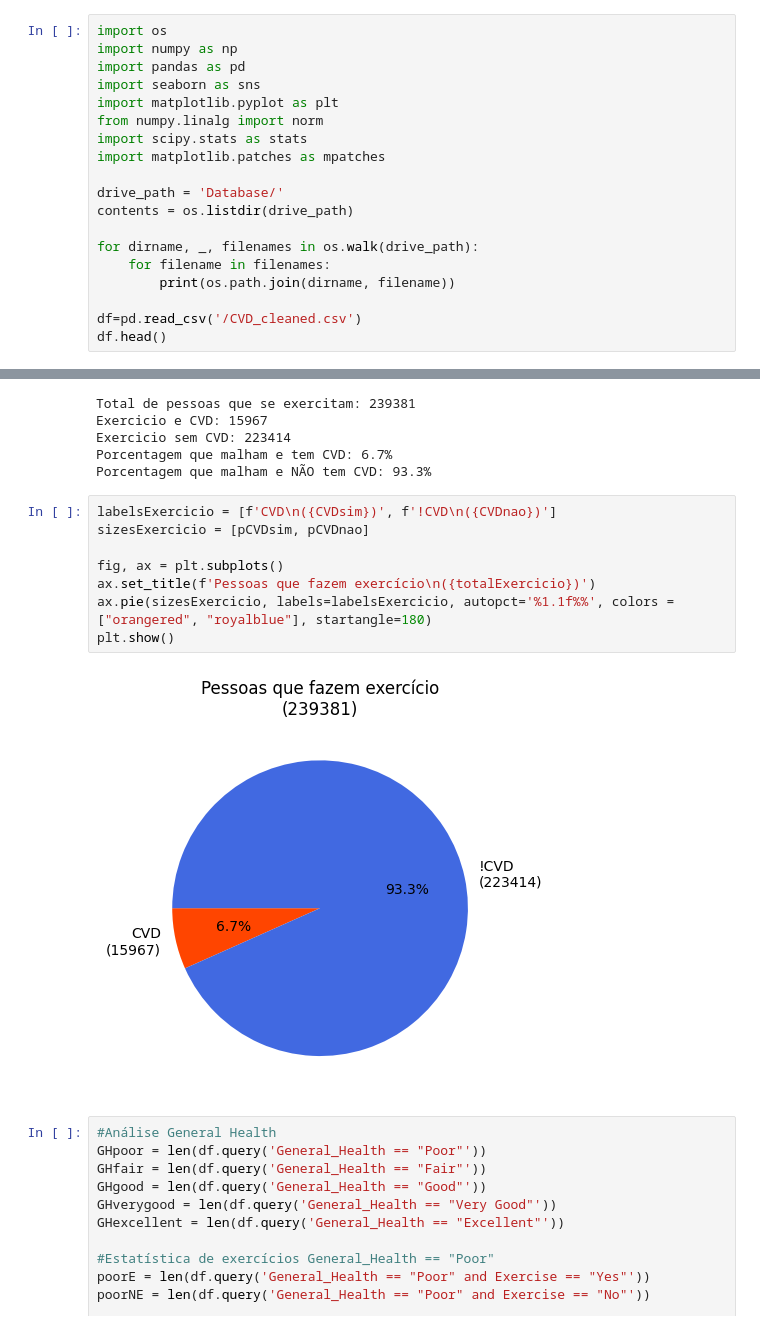
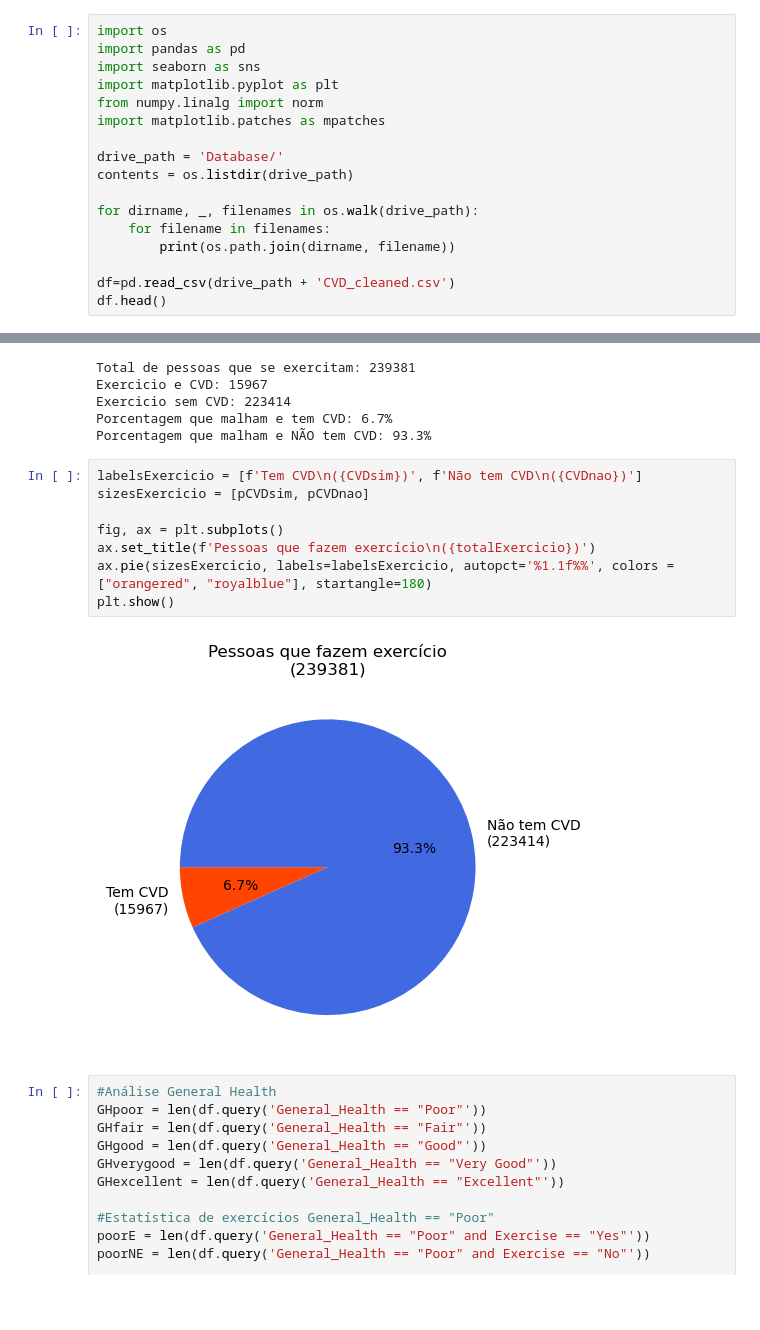
Before and after one commit to PDTCCLF/INF1032, a Jupyter notebook: INF1032_G1.ipynb, the cells around one changed output, grey strips where cells are left out. Drawn from its saved outputs; the diff is of its cells as text; blank space fills up the shorter version.

Commit message:
mudando labels e cores

```diff
--- a/INF1032_G1.ipynb
+++ b/INF1032_G1.ipynb
@@ -2,12 +2,10 @@
 <a href="https://colab.research.google.com/github/PDTCCLF/INF1032/blob/main/INF1032_G1.ipynb" target="_parent"><img src="https://colab.research.google.com/assets/colab-badge.svg" alt="Open In Colab"/></a>
 # %%
 import os
-import numpy as np
 import pandas as pd
 import seaborn as sns
 import matplotlib.pyplot as plt
 from numpy.linalg import norm
-import scipy.stats as stats
 import matplotlib.patches as mpatches
 
 drive_path = 'Database/'
@@ -17,6 +15,6 @@ for dirname, _, filenames in os.walk(drive_path):
     for filename in filenames:
         print(os.path.join(dirname, filename))
 
-df=pd.read_csv('/CVD_cleaned.csv')
+df=pd.read_csv(drive_path + 'CVD_cleaned.csv')
 df.head()
 # %% [output]
@@ -171,15 +170,15 @@ Exercicio sem CVD: 223414
 Porcentagem que malham e tem CVD: 6.7%
 Porcentagem que malham e NÃO tem CVD: 93.3%
 # %%
-labelsExercicio = [f'CVD\n({CVDsim})', f'!CVD\n({CVDnao})']
+labelsExercicio = [f'Tem CVD\n({CVDsim})', f'Não tem CVD\n({CVDnao})']
 sizesExercicio = [pCVDsim, pCVDnao]
 
 fig, ax = plt.subplots()
 ax.set_title(f'Pessoas que fazem exercício\n({totalExercicio})')
 ax.pie(sizesExercicio, labels=labelsExercicio, autopct='%1.1f%%', colors = ["orangered", "royalblue"], startangle=180)
 plt.show()
 # %% [output]
-[figure, old version]
+[figure, new version]
 # %%
 #Análise General Health
 GHpoor = len(df.query('General_Health == "Poor"'))
```
Also changed, not shown: parts of 5 cells of this notebook.
